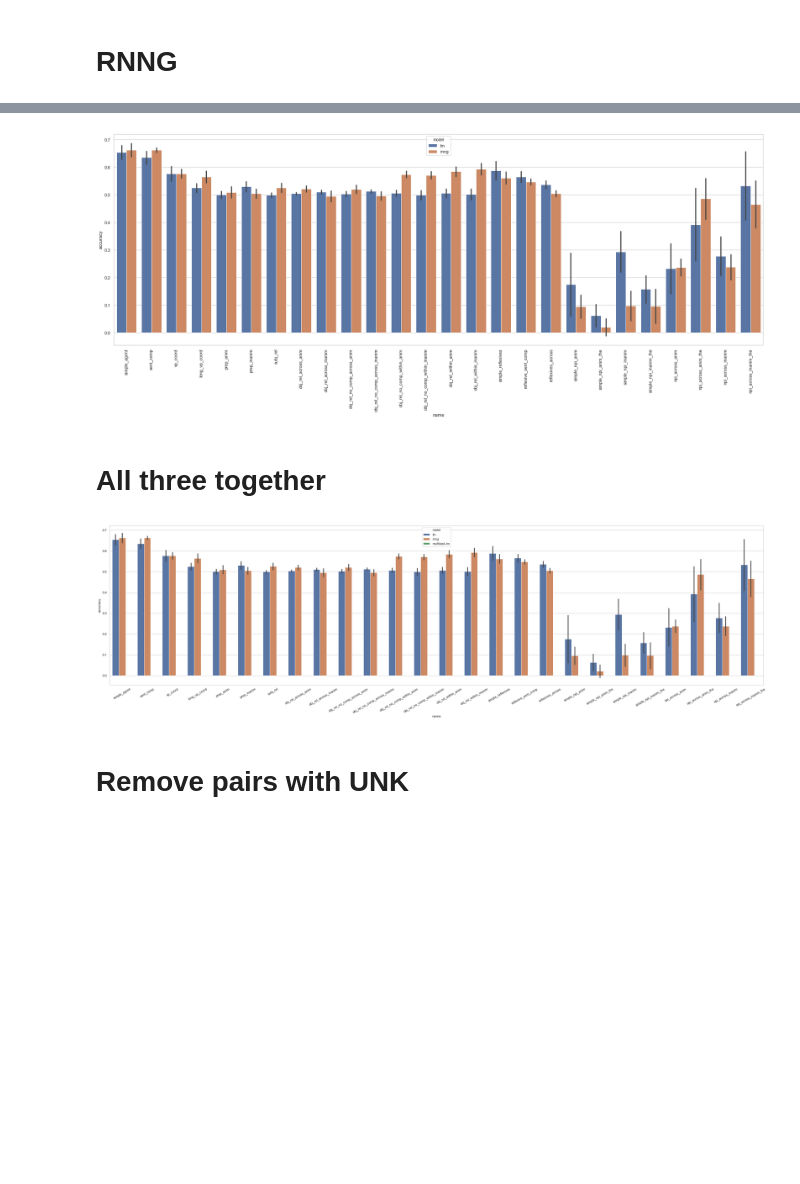
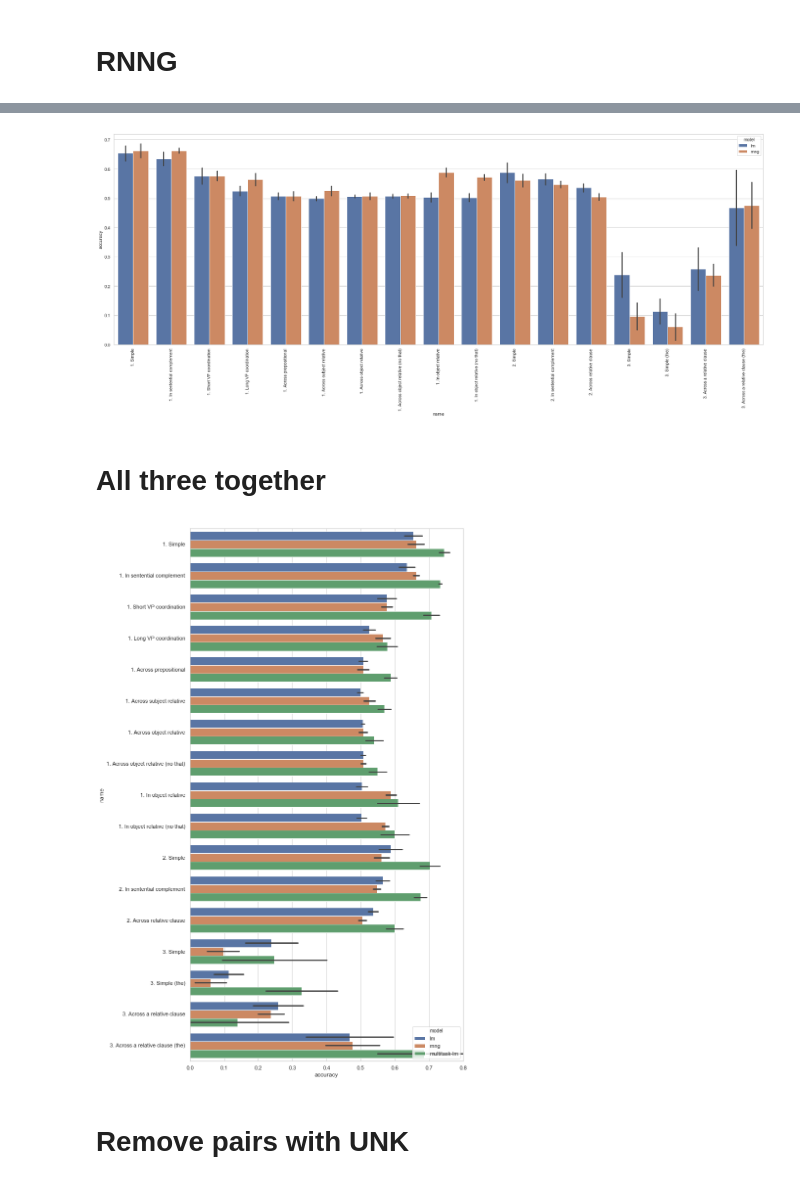
Before and after one commit to daandouwe/Thesis, a Jupyter notebook: notebooks/show-syneval-results-v2.ipynb, the cells around one changed output, grey strips where cells are left out. Drawn from its saved outputs; the diff is of its cells as text; code cells hidden in the pictures; blank space fills up the shorter version.

```diff
--- a/notebooks/show-syneval-results-v2.ipynb
+++ b/notebooks/show-syneval-results-v2.ipynb
@@ -248,5 +270,9 @@ labels = plt.xticks(rotation=90)
 # %%
-lm_df = get_results_as_dataframe(lm_folders, 'lm', rename_dict=NAME_DICT_FANCY)
+lm_dfs = [
+    pd.read_csv(f'../models/{folder}/output/syneval_results.tsv', sep='\t')
+    for folder in lm_folders
+]
+lm_df = get_results_as_dataframe(lm_dfs, 'lm', rename_dict=NAME_DICT_FANCY)
 
 fig, ax = plt.subplots(figsize=(15, 10))
 g = sns.barplot(
@@ -254,9 +280,3 @@ g = sns.barplot(
 labels = plt.xticks(rotation=90)
 # %% [output]
 [figure]
-# %%
-lm_df = get_results_as_dataframe(lm_folders, 'lm', rename_dict=NAME_DICT_NUMBERS)
-
-fig, ax = plt.subplots(figsize=(15, 10))
-g = sns.barplot(
-    data=lm_df, x='name', y='accuracy', ax=ax, palette="Blues_d", order=NUMBERS, ci='sd')
@@ -270,13 +288,24 @@ g = sns.barplot(
 all_multi_folders = filter_folders(all_folders, 'multitask-lm', include=['all-spans'])
 only_multi_folders = filter_folders(all_folders, 'multitask-lm', exclude=['all-spans'])
 
-all_multi_df = get_results_as_dataframe(all_multi_folders, 'multitask-lm-all')
-only_multi_df = get_results_as_dataframe(only_multi_folders, 'multitask-lm')
+all_multi_dfs = [
+    pd.read_csv(f'../models/{folder}/output/syneval_results.tsv', sep='\t')
+    for folder in all_multi_folders
+]
+only_multi_dfs = [
+    pd.read_csv(f'../models/{folder}/output/syneval_results.tsv', sep='\t')
+    for folder in only_multi_folders
+]
+
+all_multi_df = get_results_as_dataframe(
+    all_multi_dfs, 'multitask-lm-all', rename_dict=NAME_DICT_FANCY)
+only_multi_df = get_results_as_dataframe(
+    only_multi_dfs, 'multitask-lm', rename_dict=NAME_DICT_FANCY)
 
 multi_df = pd.concat([all_multi_df, only_multi_df])
 
 fig, ax = plt.subplots(figsize=(25, 10))
 g = sns.barplot(
-    data=multi_df, x='name', y='accuracy', ax=ax, palette="Blues_d", hue='model', order=ALL, ci='sd')
+    data=multi_df, x='name', y='accuracy', ax=ax, palette="Blues_d", hue='model', order=FANCY, ci='sd')
 labels = plt.xticks(rotation=90)
 # %% [output]
@@ -303,10 +332,10 @@ rnng_dfs = [
     pd.read_csv(f'../models/gen-rnng_dev=90.92/output/syneval_results_{i}.tsv', sep='\t')
     for i in range(1, 16)
 ]
-rnng_df = get_results_as_dataframe(rnng_dfs, 'rnng')
+rnng_df = get_results_as_dataframe(rnng_dfs, 'rnng', rename_dict=NAME_DICT_FANCY)
 
 fig, ax = plt.subplots(figsize=(15, 10))
 g = sns.barplot(
-    data=lm_df, x='name', y='accuracy', ax=ax, palette="Blues_d", order=ALL, ci='sd')
+    data=lm_df, x='name', y='accuracy', ax=ax, palette="Blues_d", order=FANCY, ci='sd')
 labels = plt.xticks(rotation=90)
 # %% [output]
@@ -317,25 +345,26 @@ lm_rnng = pd.concat([lm_df, rnng_df])
 
 fig, ax = plt.subplots(figsize=(30, 10))
 g = sns.barplot(
-    data=lm_rnng, x='name', y='accuracy', hue='model', ax=ax, order=ALL, ci='sd')
+    data=lm_rnng, x='name', y='accuracy', hue='model', ax=ax, order=FANCY, ci='sd')
 labels = plt.xticks(rotation=90)
 
 plt.savefig('figs/lm-rnng-syneval.pdf', bbox_inches='tight')
 # %% [output]
-[figure, old version]
+[figure, new version]
 # %% [markdown]
 # All three together
 # %%
 lm_all = pd.concat([lm_df, rnng_df, multi_df])
 
-fig, ax = plt.subplots(figsize=(40, 10))
+fig, ax = plt.subplots(figsize=(10, 20))
 g = sns.barplot(
-    data=lm_all, x='name', y='accuracy', hue='model', ax=ax, order=ALL, ci='sd')
-labels = plt.xticks(rotation=30)
+    data=lm_all, y='name', x='accuracy', hue='model', ax=ax, order=FANCY, ci='sd')
+
+plt.xlim(0, 0.8)
 
 plt.savefig('figs/all-syneval.pdf', bbox_inches='tight')
 # %% [output]
-[figure, old version]
+[figure, new version]
 # %% [markdown]
 # Remove pairs with UNK
 # %%
```
Also changed, not shown: parts of 10 cells of this notebook, 7 other files.
